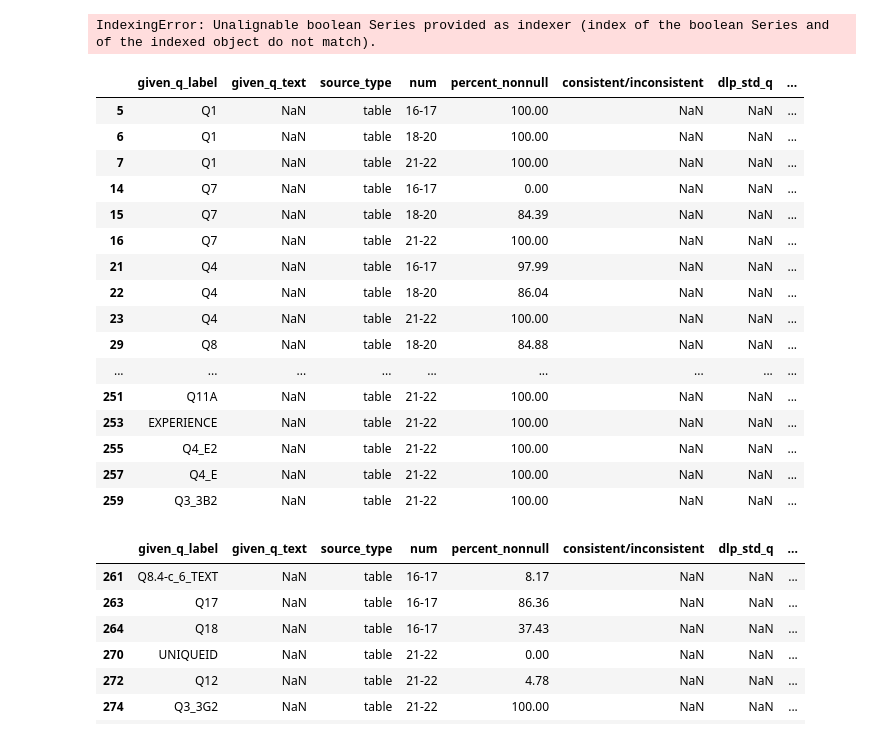
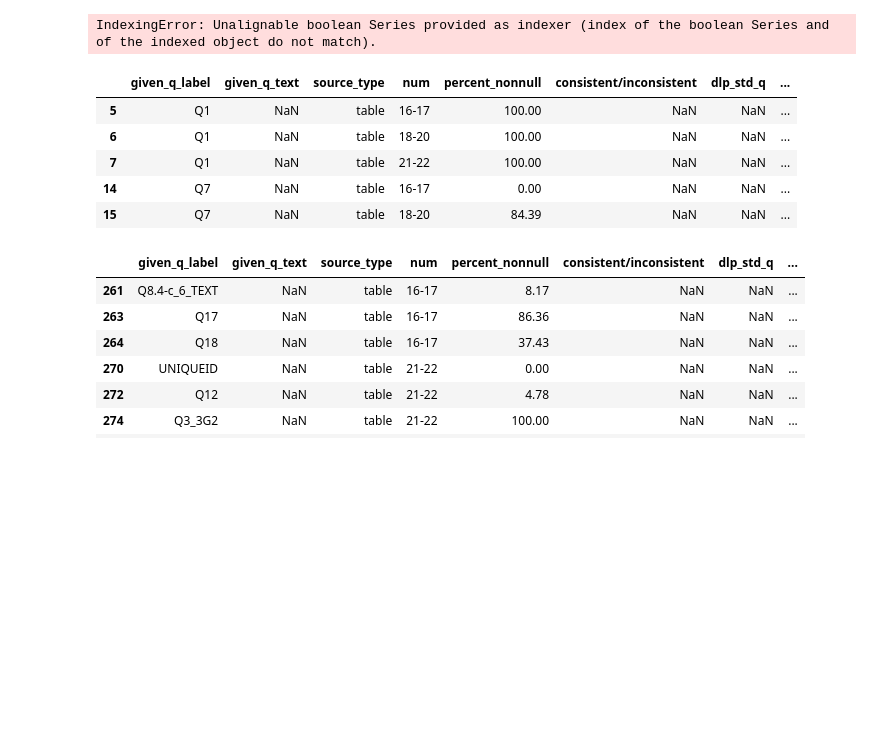
Before and after one commit to davidmhorowitz/SSVF_data, a Jupyter notebook: ssvf_tidying-3_questions-explained_didnt_forget_data_dict.ipynb, the cells around one changed output. Drawn from its saved outputs; the diff is of its cells as text; code cells hidden in the pictures; blank space fills up the shorter version.

```diff
--- a/ssvf_tidying-3_questions-explained_didnt_forget_data_dict.ipynb
+++ b/ssvf_tidying-3_questions-explained_didnt_forget_data_dict.ipynb
@@ -375,31 +368,20 @@ IndexingError: Unalignable boolean Series provided as indexer (index of the bool
 # %%
 index_of_filter_for_table_labels_defined_by_pdf_or_dict = (
     filter_for_table_labels_defined_by_pdf_or_dict
     .index) #create an index for the filter
 
 (
     counted_dlp_qs.loc[ #Within the main table,
         index_of_filter_for_table_labels_defined_by_pdf_or_dict, :] #locate rows with the index of the filter.
     [filter_for_table_labels_defined_by_pdf_or_dict] #Use that filter, as well.
-)
+).head()
 # %% [output]
 |  | given_q_label | given_q_text | source_type | num | percent_nonnull | consistent/inconsistent | dlp_std_q | ... |
 | 5 | Q1 | NaN | table | 16-17 | 100.00 | NaN | NaN | ... |
 | 6 | Q1 | NaN | table | 18-20 | 100.00 | NaN | NaN | ... |
 | 7 | Q1 | NaN | table | 21-22 | 100.00 | NaN | NaN | ... |
 | 14 | Q7 | NaN | table | 16-17 | 0.00 | NaN | NaN | ... |
 | 15 | Q7 | NaN | table | 18-20 | 84.39 | NaN | NaN | ... |
-| 16 | Q7 | NaN | table | 21-22 | 100.00 | NaN | NaN | ... |
-| 21 | Q4 | NaN | table | 16-17 | 97.99 | NaN | NaN | ... |
-| 22 | Q4 | NaN | table | 18-20 | 86.04 | NaN | NaN | ... |
-| 23 | Q4 | NaN | table | 21-22 | 100.00 | NaN | NaN | ... |
-| 29 | Q8 | NaN | table | 18-20 | 84.88 | NaN | NaN | ... |
-| ... | ... | ... | ... | ... | ... | ... | ... | ... |
-| 251 | Q11A | NaN | table | 21-22 | 100.00 | NaN | NaN | ... |
-| 253 | EXPERIENCE | NaN | table | 21-22 | 100.00 | NaN | NaN | ... |
-| 255 | Q4_E2 | NaN | table | 21-22 | 100.00 | NaN | NaN | ... |
-| 257 | Q4_E | NaN | table | 21-22 | 100.00 | NaN | NaN | ... |
-| 259 | Q3_3B2 | NaN | table | 21-22 | 100.00 | NaN | NaN | ... |
 # %%
 #I actually need the reverse because I need the True values
 #to be the ones that don't include a source_type of "pdf"
```
Also changed, not shown: parts of 12 cells of this notebook.
